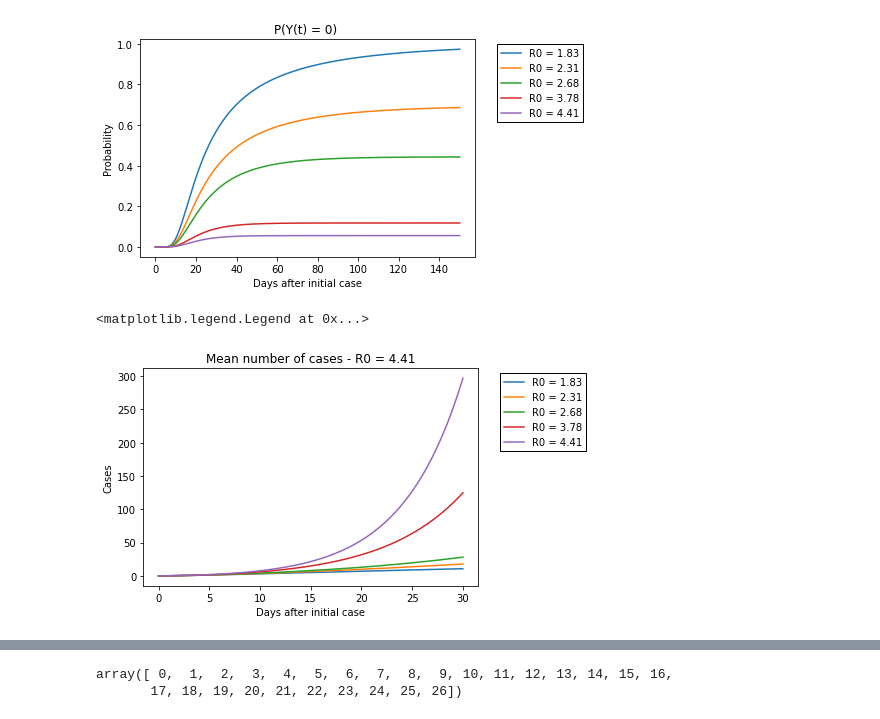
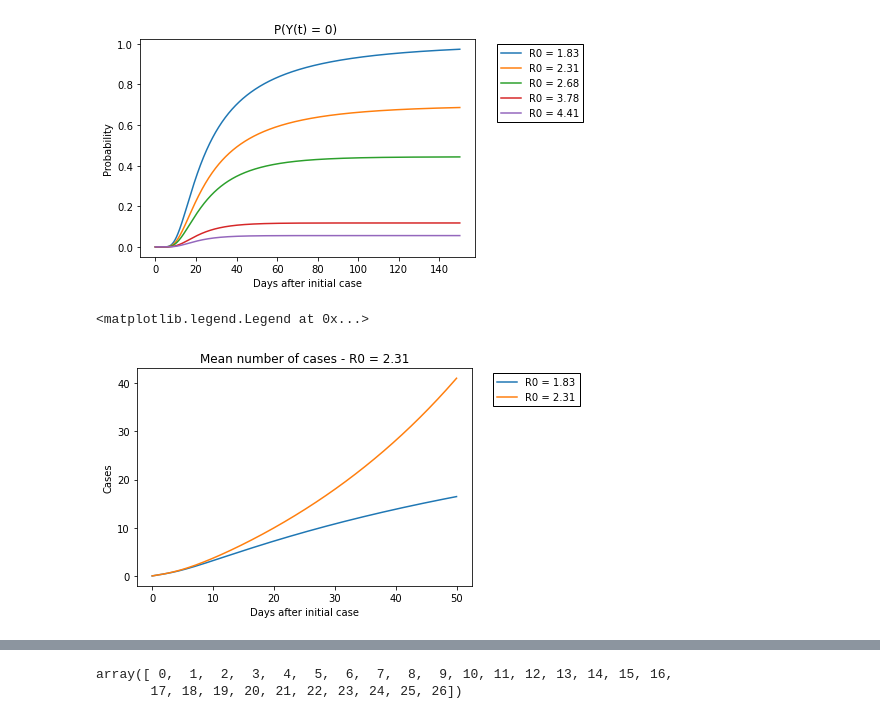
Before and after one commit to JCurran-Sebastian/BPs_for_VoC, a Jupyter notebook: Stochastic_Invasion_BPs_v1.ipynb, the cells around one changed output, grey strips where cells are left out. Drawn from its saved outputs; the diff is of its cells as text; code cells hidden in the pictures.

```diff
--- a/Stochastic_Invasion_BPs_v1.ipynb
+++ b/Stochastic_Invasion_BPs_v1.ipynb
@@ -324,37 +337,37 @@ plt.legend(loc=2, bbox_to_anchor=(1.05, 1), framealpha=1., edgecolor='black', fa
 
 
 const_vec = np.array((1., sus_sa, az_vac_sa, az_vac_sa*sus_sa, pfi_vac_sa, pfi_vac_sa*sus_sa, new_vac_sa, new_vac_sa*sus_sa))
-time = np.linspace(0, 30, num=1000)
-for r, Reff in enumerate(Reff_vec):
+time = np.linspace(0, 50, num=1000)
+for r, Reff in enumerate(Reff_vec[:-3]):
     beta_SA = Reff*gamma*rtrans_variant
     RV = Reff*rtrans_variant
 
     def Omega(t): # Matrix of first partial derivatives of offspring distribution.
         nexposed = len(const_vec)
         Omat = np.zeros((ntypes, ntypes))
         omega_vec = sigma * np.ones(ntypes)
 
         for nex in range(0, nexposed):
             omega_vec[nex + nexposed] = (np.sum(const_vec)*beta_SA/nexposed) + gamma
             Omat[nex, nex+nexposed] = omega_vec[nex]
             Omat[nex+nexposed, :nexposed] = ((const_vec[nex]/len(const_vec))*beta_SA)
             Omat[nex+nexposed, nex+nexposed] = (((np.sum(const_vec * beta_SA))/len(const_vec)))
 
         Omat -= np.diag(omega_vec)
 
         return Omat
     outbreak.set_Omega(Omega)
     n0s = np.zeros(ntypes)
     Mvec = outbreak.solve_mean_odes(outbreak.set_mean_odes, time, n0s)
     plt.plot(time, np.sum(Mvec/(1-rho_mat[r, :]), axis=0), label = 'R0 = ' + str(np.round(RV, 2)))
 plt.title("Mean number of cases - R0 = " + str(np.round(RV, 2)))
 plt.xlabel("Days after initial case")
 plt.ylabel("Cases")
 plt.savefig("./meancases_R0=" + str(np.round(RV, 2)) + ".pdf")
 plt.legend(loc=2, bbox_to_anchor=(1.05, 1), framealpha=1., edgecolor='black', fancybox=False)
 # %% [output]
 <matplotlib.legend.Legend at 0x...>
-[figure, old version]
+[figure, new version]
 # %%
 import numpy.linalg as nla
 # %%
```
Also changed, not shown: parts of 8 cells of this notebook.
